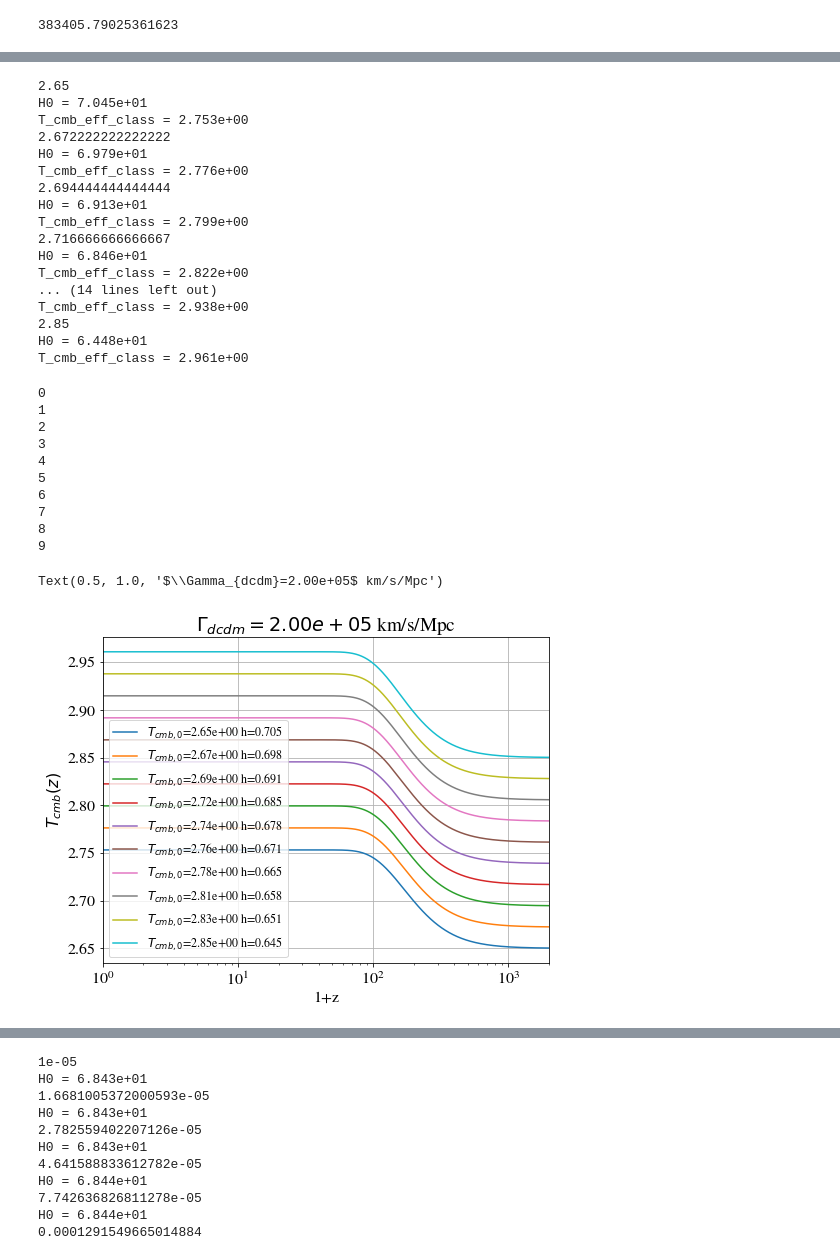
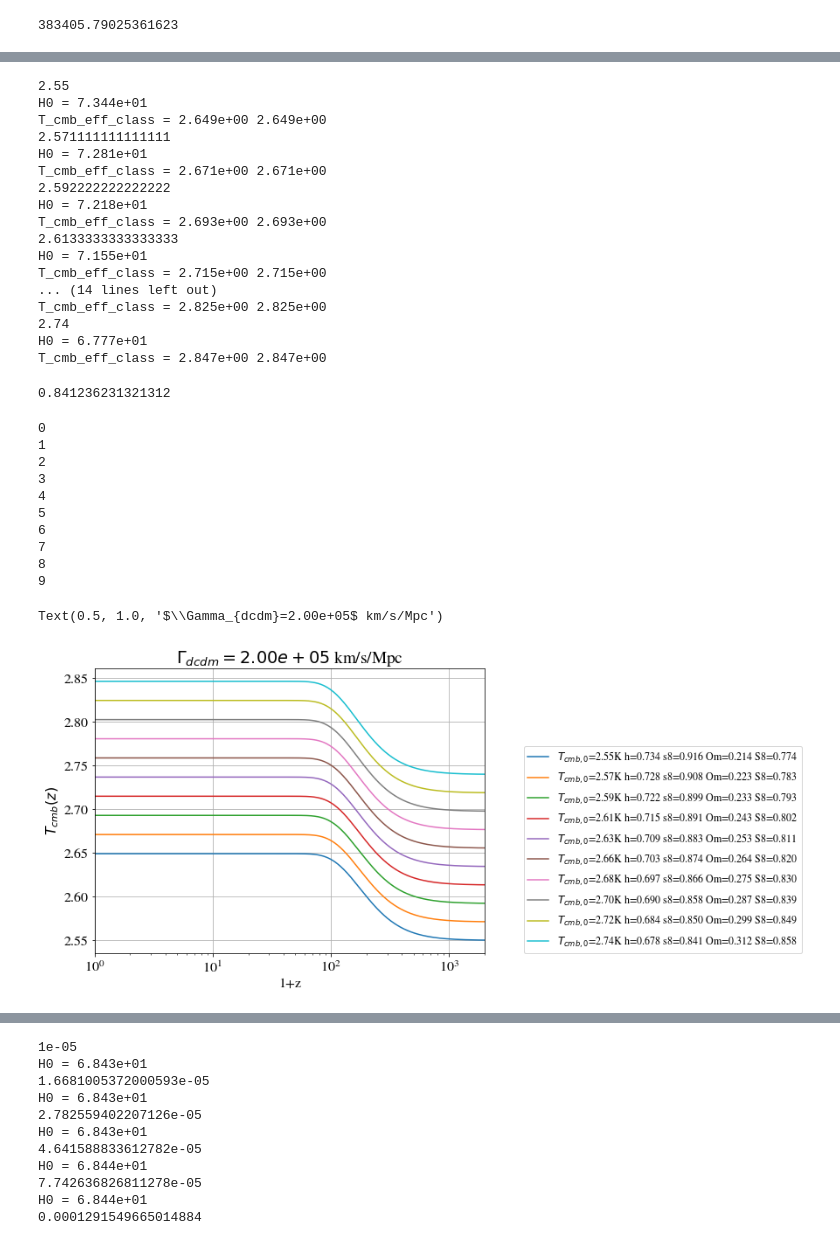
Before and after one commit to borisbolliet/class_dcdmsr, a Jupyter notebook: notebooks/cl_ST_DCDM_SR.ipynb, the cells around one changed output, grey strips where cells are left out. Drawn from its saved outputs; the diff is of its cells as text; code cells hidden in the pictures.

```diff
--- a/notebooks/cl_ST_DCDM_SR.ipynb
+++ b/notebooks/cl_ST_DCDM_SR.ipynb
@@ -84,0 +284,3 @@ Gamma_p
+# %%
+
+omega_ini_dcdm_hat_vals = np.linspace(0.00003,0.003,20)
@@ -84,0 +1678,21 @@ Gamma_p
+# %%
+ip = 0
+for (i,omega_ini_dcdm_hat) in enumerate(omega_ini_dcdm_hat_vals):
+#     print(i)
+    if i in ifail:
+        continue
+#     print(i)
+    plt.plot(ls[ip],ls[ip]*(ls[ip]+1.)/2./np.pi*cls[ip],
+                   label=r"$T_{cmb,\infty}$=%.3fK h=%.3f s8=%.3f Om=%.3f S8=%.3f"%(T_cmb_infty[ip],hs[ip],s8[ip],Om[ip],S8[ip]))
+    ip+=1
+plt.xscale('log')
+plt.legend()
+# plt.yscale('linear')
+# plt.xlim(1e0,2e3)
+plt.xlim([2,2500])
+# plt.ylim([1.e-11,1e-9])
+plt.xlabel(r"$\ell$")
+plt.ylabel(r"$\ell (\ell+1) C_l^{TT} / 2 \pi $")
+plt.grid()
+plt.legend(loc=(1.1,0.),fontsize=12)
+plt.title(r"$\Gamma_{dcdm}=%.2e$ km/s/Mpc"%Gamma_p)
@@ -95,16 +1714,19 @@ Omega_cdm = 0.25
 Om_dcdm_ini =  1e-4
 opzs = []
 Ts = []
+Om = []
+s8 = []
+S8 = []
 hs = []
 ls = []
 cls = []
-for Tcmb_tilde in Tcmb_vals:
+for Tcmb_tilde in Tcmb_infty_vals:
     print(Tcmb_tilde)
     Gamma_p = gamma_vals[2]
     Gamma_dcdm = Gamma_p
     Omega_ini_dcdm = Om_dcdm_ini
     common_settings_dcdm_syn_dr_is_sr = {
-                        'output':'tCl,mTk,vTk',
+                        'output':'tCl,mTk,vTk,mPk',
                         '100*theta_s':1.04119,
                         'omega_b_hat':0.022032,
                         'omega_cdm_hat': 0.119,
@@ -130,6 +1752,8 @@ for Tcmb_tilde in Tcmb_vals:
 
 
     h = M_dr_is_sr.h()
+    s8.append(M_dr_is_sr.sigma8())
+    S8.append(M_dr_is_sr.sigma8()*np.sqrt((1.-M_dr_is_sr.Omega_Lambda())/0.3))
     H0_class = h*100*1e3/_c_
     rho_crit0_class = H0_class**2
 
@@ -137,11 +1761,12 @@ for Tcmb_tilde in Tcmb_vals:
     rho_g_lcdm = Omega0_g_lcdm*(1.+z)**4.*rho_crit0_class
     T_cmb_eff = M_dr_is_sr.T_cmb()*(rho_g/rho_g_lcdm)**0.25
     T_cmb_eff_class =  M_dr_is_sr.T_cmb_dcdmsr()
-    print("T_cmb_eff_class = %.3e"%(T_cmb_eff_class))
+    print("T_cmb_eff_class = %.3e %.3e"%(T_cmb_eff_class,T_cmb_eff[-1]))
 
     opzs.append(1+z)
     Ts.append(T_cmb_eff)
     hs.append(h)
+    Om.append(1.-M_dr_is_sr.Omega_Lambda())
     ls.append(M_dr_is_sr.raw_cl(2500)['ell'])
     cls.append(M_dr_is_sr.raw_cl(2500)['tt'])
 #         plt.plot(1+z,T_cmb_eff*(1.+z)**0,
@@ -161,48 +1786,52 @@ for Tcmb_tilde in Tcmb_vals:
 # plt.xlabel('1+z')
 # plt.ylabel(r'$T_{cmb}(z)$')
 # %% [output]
-2.65
-H0 = 7.045e+01
-T_cmb_eff_class = 2.753e+00
-2.672222222222222
-H0 = 6.979e+01
-T_cmb_eff_class = 2.776e+00
-2.694444444444444
-H0 = 6.913e+01
-T_cmb_eff_class = 2.799e+00
-2.716666666666667
-H0 = 6.846e+01
-T_cmb_eff_class = 2.822e+00
+2.55
+H0 = 7.344e+01
+T_cmb_eff_class = 2.649e+00 2.649e+00
+2.571111111111111
+H0 = 7.281e+01
+T_cmb_eff_class = 2.671e+00 2.671e+00
+2.592222222222222
+H0 = 7.218e+01
+T_cmb_eff_class = 2.693e+00 2.693e+00
+2.6133333333333333
+H0 = 7.155e+01
+T_cmb_eff_class = 2.715e+00 2.715e+00
 ... (14 lines left out)
-T_cmb_eff_class = 2.938e+00
-2.85
-H0 = 6.448e+01
-T_cmb_eff_class = 2.961e+00
+T_cmb_eff_class = 2.825e+00 2.825e+00
+2.74
+H0 = 6.777e+01
+T_cmb_eff_class = 2.847e+00 2.847e+00
+# %%
+M_dr_is_sr.sigma8()
+# %% [output]
+0.841236231321312
 # %%
 # for Tcmb_tilde in Tcmb_vals:
-for (i,Tcmb_tilde) in enumerate(Tcmb_vals):
+for (i,Tcmb_tilde) in enumerate(Tcmb_infty_vals):
     print(i)
     plt.plot(opzs[i],Ts[i],
-                   label=r"$T_{cmb,0}$=%.2e h=%.3f"%(Tcmb_tilde,hs[i]))
+                   label=r"$T_{cmb,0}$=%.2fK h=%.3f s8=%.3f Om=%.3f S8=%.3f"%(Tcmb_tilde,hs[i],s8[i],Om[i],S8[i]))
 plt.xscale('log')
 plt.yscale('linear')
 plt.xlim(1e0,2e3)
-plt.legend(fontsize=12)
+plt.legend(loc=(1.1,0.),fontsize=12)
 plt.xlabel('1+z')
 plt.ylabel(r'$T_{cmb}(z)$')
 plt.grid()
 plt.title(r"$\Gamma_{dcdm}=%.2e$ km/s/Mpc"%Gamma_p)
 # %% [output]
 0
 1
 2
 3
 4
 5
 6
 7
 8
 9
 Text(0.5, 1.0, '$\\Gamma_{dcdm}=2.00e+05$ km/s/Mpc')
-[figure, old version]
+[figure, new version]
 # %%
```
Also changed, not shown: parts of 48 cells of this notebook, 6 other files.
